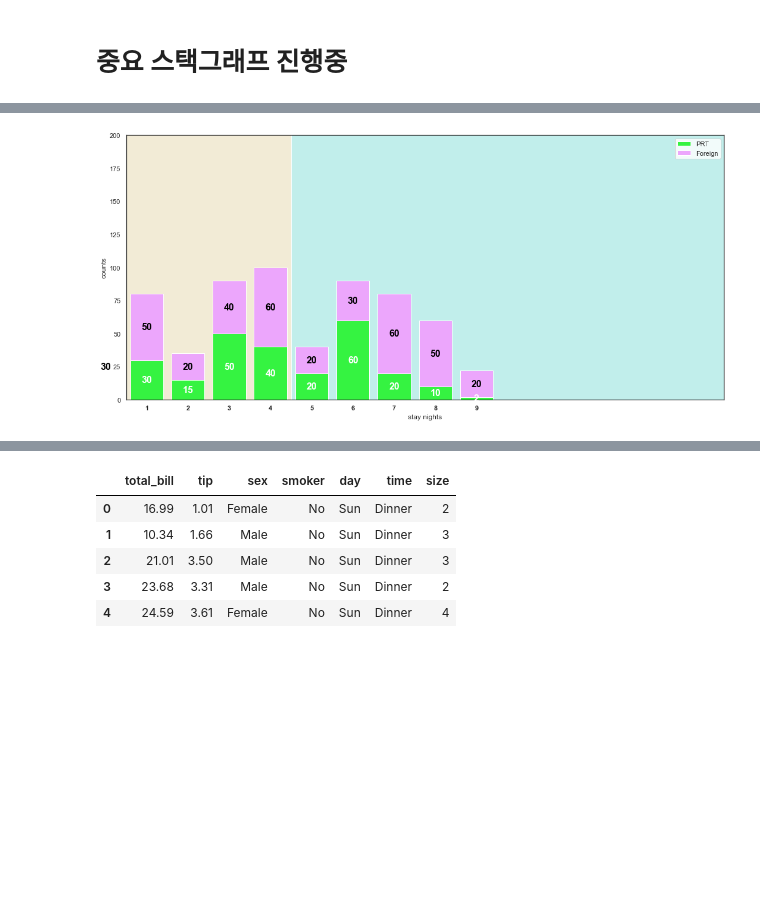
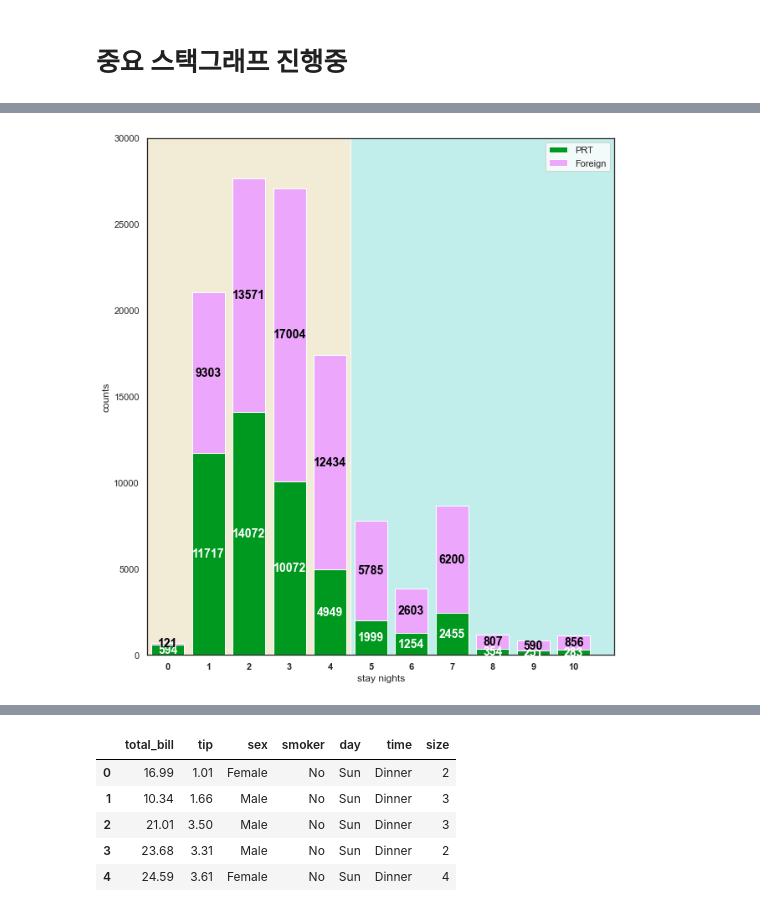
Before and after one commit to ABizCho/py_machineLearning, a Jupyter notebook: Assignment_Group/ML_group_project/ML_group_project_EDA.ipynb, the cells around one changed output, grey strips where cells are left out. Cells and saved outputs as stored; diff of their text form; code cells hidden in the pictures; blank space fills up the shorter version.

```diff
--- a/Assignment_Group/ML_group_project/ML_group_project_EDA.ipynb
+++ b/Assignment_Group/ML_group_project/ML_group_project_EDA.ipynb
@@ -535,28 +526,30 @@ df.loc[df['country'] !='PRT', 'country'] ='foreign'
 
   #
 df["total_nights"] = df["stays_in_weekend_nights"] + df["stays_in_week_nights"]
-  #
+df = df[['country','total_nights']]
+
+'''
+'''
+grouped_df = df.groupby(['total_nights', 'country']
+                          ).size().reset_index(name="Count")[0:22]
+
+'''
+'''
 
 '''X생성:
     차트 x축을 담당할 total_nights에 존재하는 값을 유일하게 확인: set이용'''
-# x_totalNights = set([])
-# for i in df['total_nights'].values :
-#     x_totalNights.add(i)
-# x_totalNights = list(x_totalNights)
-# print(x_totalNights)
 
-x_totalNights = [0,1,2,3,4,5,6,7,8,9]
+x_totalNights = grouped_df['total_nights'][::2].values
 
 '''PRT,foreign,s3 구성:
     차트의 stacked bar를 구성할 값들'''
-# PRT = [10] * len(x_totalNights)
-# foreign = [10] * len(x_totalNights)
-# s3 = [10] * len(x_totalNights)
-s1_PRT = [10,30,15,50,40,20,60,20,10,2]
-s2_foreign = [30,50,20,40,60,20,30,60,50,20]
+
+s1_PRT = grouped_df['Count'][0::2].values
+s2_foreign = grouped_df['Count'][1::2].values
+
 
 '''Setting colors'''
-colors = ['#35f341','#eca6fc']
+colors = ['#00991f','#eca6fc']
 
 '''The position of the bars
     on the x-axis'''
@@ -564,44 +557,44 @@ r = range(len(x_totalNights))
 # barWidth = 1
 
 '''plot bars'''
-fig = plt.figure(figsize=(18,18))
+fig = plt.figure(figsize=(10,25))
 ax_back = fig.add_subplot(2,1,1)
-ax_back.axvspan(0, 4.5, facecolor='#ede3c5', alpha=0.7)
+ax_back.axvspan(-0.5, 4.5, facecolor='#ede3c5', alpha=0.7)
 ax_back.axvspan(4.5, 20, facecolor='#a7e7e3', alpha=0.7)
 
 ax1 = plt.bar(r, s1_PRT, color=colors[0], edgecolor='white',
             #   width=barWidth,
               label="PRT")
 ax2 = plt.bar(r, s2_foreign, bottom=np.array(s1_PRT), color=colors[1], edgecolor='white',
             #   width=barWidth,
               label='Foreign')
 
 
 plt.legend()
 
 # Custom X axis
 plt.xticks(r, x_totalNights, fontweight='bold')
 plt.xlabel('stay nights')
 plt.ylabel("counts")
 
-ax_back.set_xlim([0.5,15])
-ax_back.set_ylim([0,200])
+ax_back.set_xlim([-0.5,11])
+ax_back.set_ylim([0,30000])
 
 '''###'''
 # fig = plt.figure(figsize=(19,20))
 # ax3 = fig.add_subplot(2,1,1)
 
 # # axes1
 # ax1.axvspan(0, 4.5, facecolor='green', alpha=0.7)
 # ax1.axvspan(4.5, 22, facecolor='yellow', alpha=0.7)
 '''###'''
 
 for r1, r2 in zip(ax1, ax2):
     h1 = r1.get_height()
     h2 = r2.get_height()
 
-    plt.text(r1.get_x() + r1.get_width() / 2., h1 / 2., "%d" % h1, ha="center", va="center", color="white", fontsize=16, fontweight="bold")
-    plt.text(r2.get_x() + r2.get_width() / 2., h1 + h2 / 2., "%d" % h2, ha="center", va="center", color="black", fontsize=16, fontweight="bold")
+    plt.text(r1.get_x() + r1.get_width() / 2., h1 / 2., "%d" % h1, ha="center", va="center", color="white", fontsize=14, fontweight="bold")
+    plt.text(r2.get_x() + r2.get_width() / 2., h1 + h2 / 2., "%d" % h2, ha="center", va="center", color="black", fontsize=14, fontweight="bold")
 plt.show()
 # %% [output]
-[figure, old version]
+[figure, new version]
```
Also changed, not shown: parts of 4 cells of this notebook.
